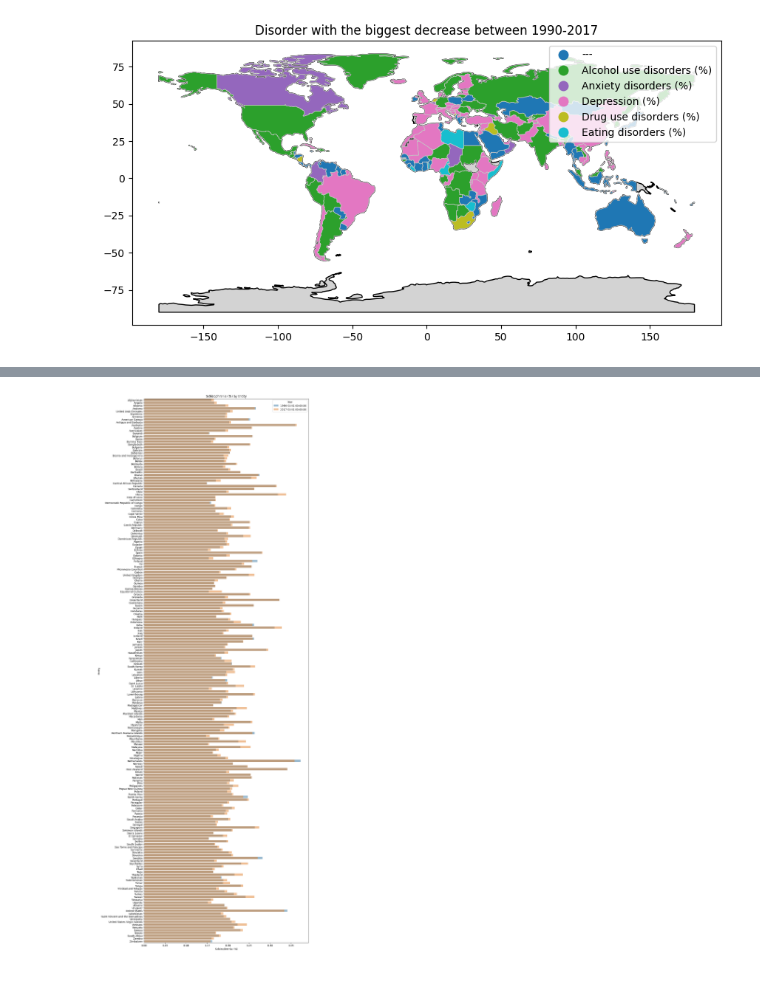
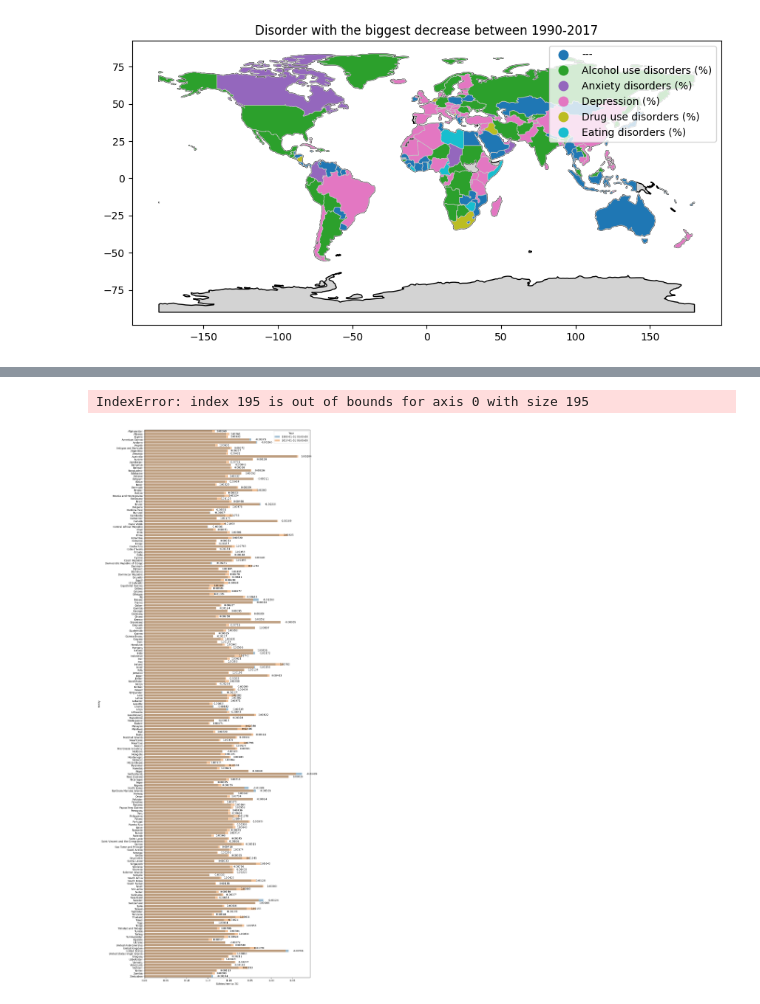
Before and after one commit to supernauth/mental_health_disorder, a Jupyter notebook: mental_health_disorder.ipynb, the cells around one changed output, grey strips where cells are left out. Drawn from its saved outputs; the diff is of its cells as text; code cells hidden in the pictures.

Commit message:
Almost finished plot

```diff
--- a/mental_health_disorder.ipynb
+++ b/mental_health_disorder.ipynb
@@ -332,6 +332,8 @@ print(df_disorders_filtered_sorted)
 391        3.192789                   1.510943
 
 [392 rows x 10 columns]
+# %%
+df_disorders_filtered_sorted = df_disorders_filtered_sorted[df_disorders_filtered_sorted['Entity'] != 'World']
 # %%
 df_pivot = df_disorders_filtered_sorted.pivot(index=['Entity', 'Code'], columns='Year')
 
@@ -496,22 +536,30 @@ differences = np.array(df_pivot["Schizophrenia (%)"]["2017-01-01"] - df_pivot["S
+# %%
+# It had to be sorted by Entity, it was sorted by Code
+df_prepared = df_disorders_filtered_sorted.sort_values(by="Entity")
 # %%
 plt.figure(figsize=(12, 40))
 
-sns.barplot(
-    data=df_disorders_filtered_sorted,
+ax = sns.barplot(
+    data=df_prepared,
     y='Entity',
     x='Schizophrenia (%)',
     hue='Year',
     alpha=0.5,
     dodge=False
 )
 
-for i, diff in enumerate(differences):
-    ax.text(diff + 0.0, i, f'{diff:.2f}', va='center', fontsize=10)
+for i, bar in enumerate(ax.patches):
+    x = bar.get_width()
+    offset = 0.01
+    ax.text(x + offset, bar.get_y() + bar.get_height() / 2, f'{differences[i]:.5f}', ha='left', va='center', fontsize=10)
 
+
+plt.xlim(0, 0.5)
 plt.xlabel('Schizophrenia (%)')
 plt.ylabel('Entity')
 plt.title('Schizophrenia (%) by Entity')
 
 plt.show()
 # %% [output]
+IndexError: index 195 is out of bounds for axis 0 with size 195
-[figure, old version]
+[figure, new version]
```
Also changed, not shown: parts of 8 cells of this notebook.
